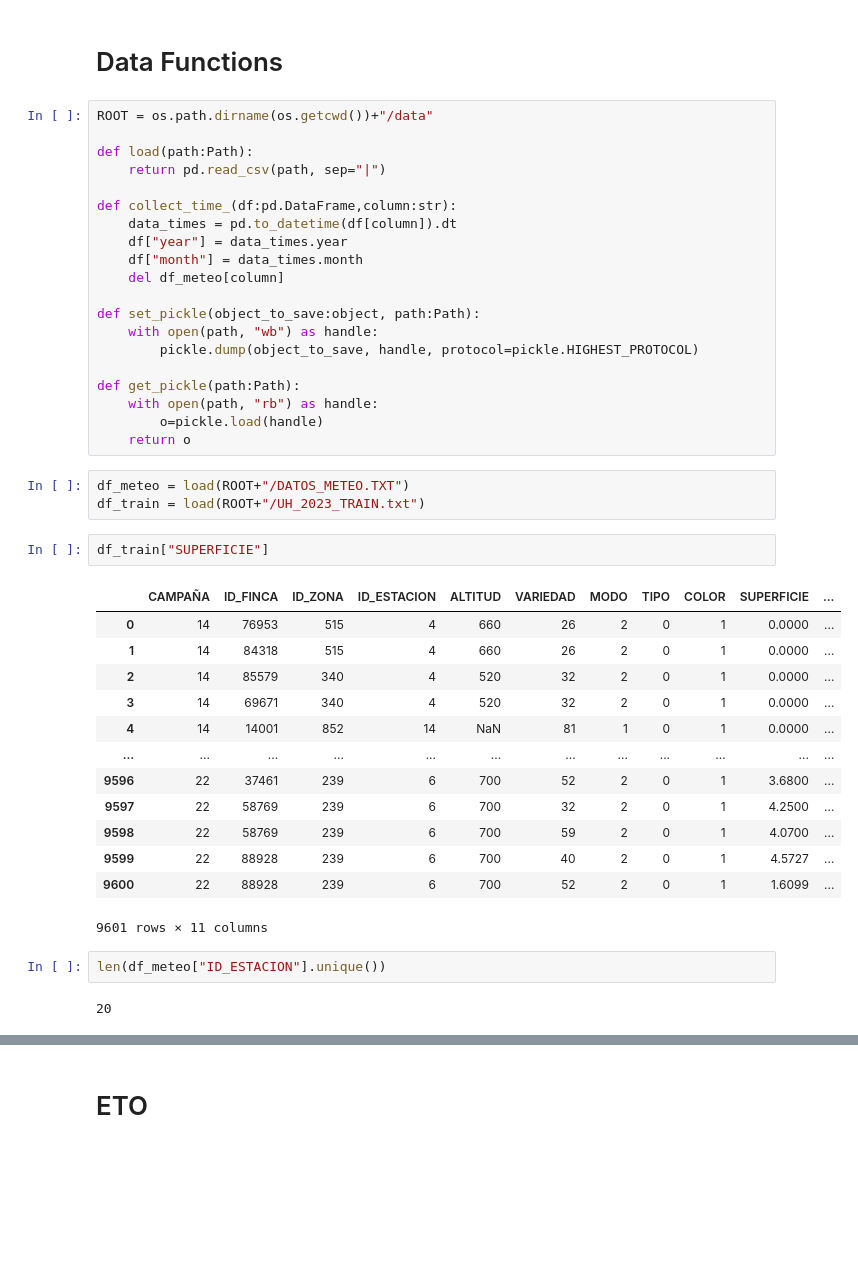
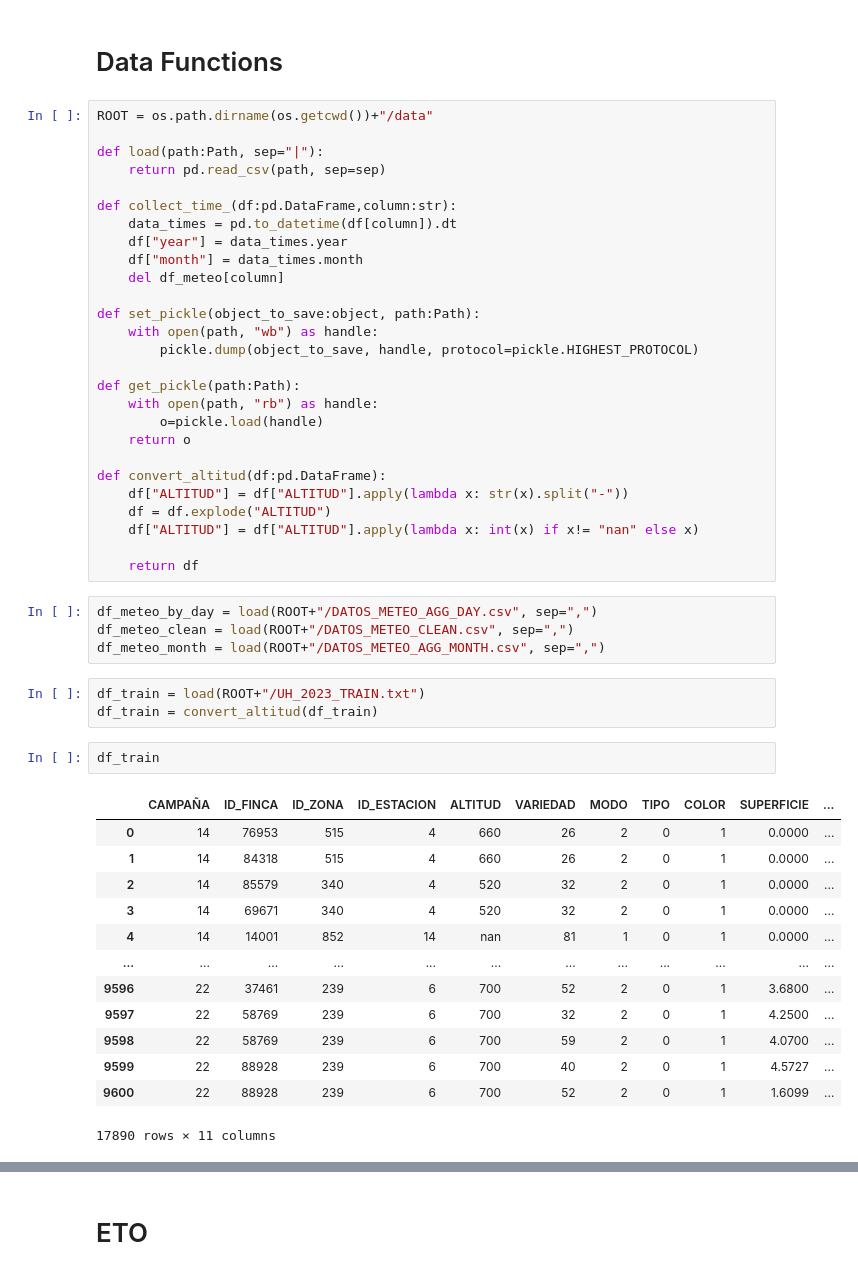
Before and after one commit to Bycarkos/DataHack_Wine_Prediction, a Jupyter notebook: src/Exploracio_Df_Carlos.ipynb, the cells around one changed output, grey strips where cells are left out. Drawn from its saved outputs; the diff is of its cells as text; blank space fills up the shorter version.

```diff
--- a/src/Exploracio_Df_Carlos.ipynb
+++ b/src/Exploracio_Df_Carlos.ipynb
@@ -11,8 +11,8 @@ import seaborn as sns
 # %%
 ROOT = os.path.dirname(os.getcwd())+"/data"
 
-def load(path:Path):
-    return pd.read_csv(path, sep="|")
+def load(path:Path, sep="|"):
+    return pd.read_csv(path, sep=sep)
 
 def collect_time_(df:pd.DataFrame,column:str):
     data_times = pd.to_datetime(df[column]).dt
@@ -28,26 +28,33 @@ def get_pickle(path:Path):
     with open(path, "rb") as handle:
         o=pickle.load(handle)
     return o
+
+def convert_altitud(df:pd.DataFrame):
+    df["ALTITUD"] = df["ALTITUD"].apply(lambda x: str(x).split("-"))
+    df = df.explode("ALTITUD")
+    df["ALTITUD"] = df["ALTITUD"].apply(lambda x: int(x) if x!= "nan" else x)
+
+    return df
 # %%
-df_meteo = load(ROOT+"/DATOS_METEO.TXT")
-df_train = load(ROOT+"/UH_2023_TRAIN.txt")
+df_meteo_by_day = load(ROOT+"/DATOS_METEO_AGG_DAY.csv", sep=",")
+df_meteo_clean = load(ROOT+"/DATOS_METEO_CLEAN.csv", sep=",")
+df_meteo_month = load(ROOT+"/DATOS_METEO_AGG_MONTH.csv", sep=",")
+# %%
+df_train = load(ROOT+"/UH_2023_TRAIN.txt")
+df_train = convert_altitud(df_train)
 # %%
-df_train["SUPERFICIE"]
+df_train
 # %% [output]
 |  | CAMPAÑA | ID_FINCA | ID_ZONA | ID_ESTACION | ALTITUD | VARIEDAD | MODO | TIPO | COLOR | SUPERFICIE | ... |
 | 0 | 14 | 76953 | 515 | 4 | 660 | 26 | 2 | 0 | 1 | 0.0000 | ... |
 | 1 | 14 | 84318 | 515 | 4 | 660 | 26 | 2 | 0 | 1 | 0.0000 | ... |
 | 2 | 14 | 85579 | 340 | 4 | 520 | 32 | 2 | 0 | 1 | 0.0000 | ... |
 | 3 | 14 | 69671 | 340 | 4 | 520 | 32 | 2 | 0 | 1 | 0.0000 | ... |
-| 4 | 14 | 14001 | 852 | 14 | NaN | 81 | 1 | 0 | 1 | 0.0000 | ... |
+| 4 | 14 | 14001 | 852 | 14 | nan | 81 | 1 | 0 | 1 | 0.0000 | ... |
 | ... | ... | ... | ... | ... | ... | ... | ... | ... | ... | ... | ... |
 | 9596 | 22 | 37461 | 239 | 6 | 700 | 52 | 2 | 0 | 1 | 3.6800 | ... |
 | 9597 | 22 | 58769 | 239 | 6 | 700 | 32 | 2 | 0 | 1 | 4.2500 | ... |
 | 9598 | 22 | 58769 | 239 | 6 | 700 | 59 | 2 | 0 | 1 | 4.0700 | ... |
 | 9599 | 22 | 88928 | 239 | 6 | 700 | 40 | 2 | 0 | 1 | 4.5727 | ... |
 | 9600 | 22 | 88928 | 239 | 6 | 700 | 52 | 2 | 0 | 1 | 1.6099 | ... |
-9601 rows × 11 columns
+17890 rows × 11 columns
-# %%
-len(df_meteo["ID_ESTACION"].unique())
-# %% [output]
-20
```
Also changed, not shown: parts of 27 cells of this notebook, 7 other files.
